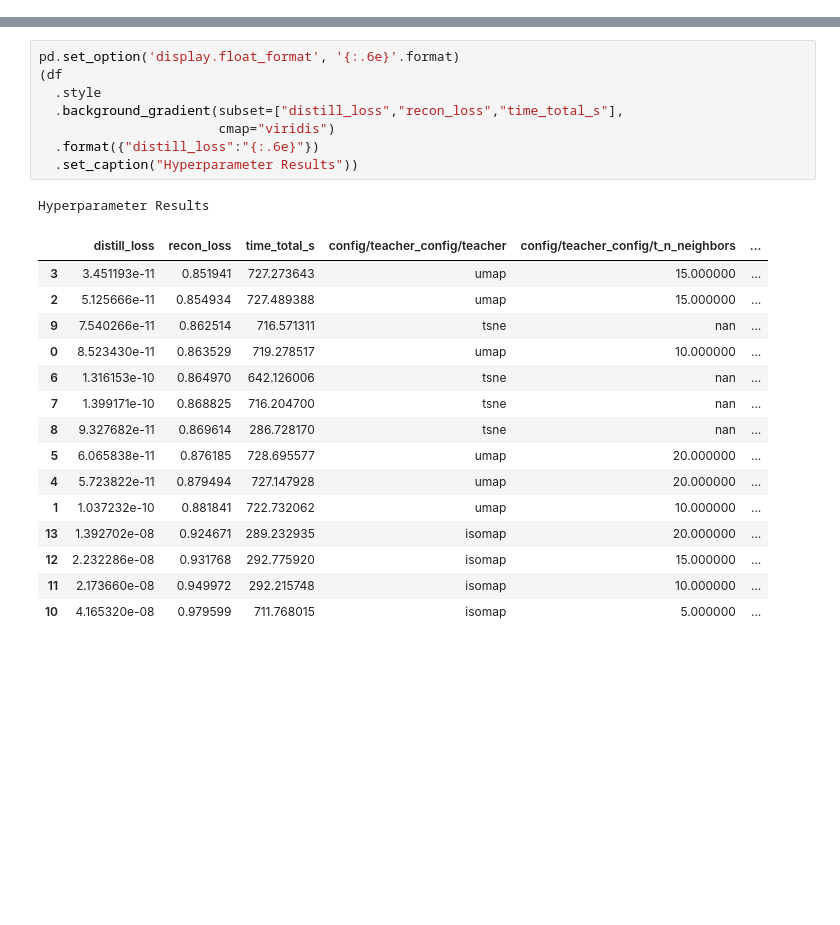
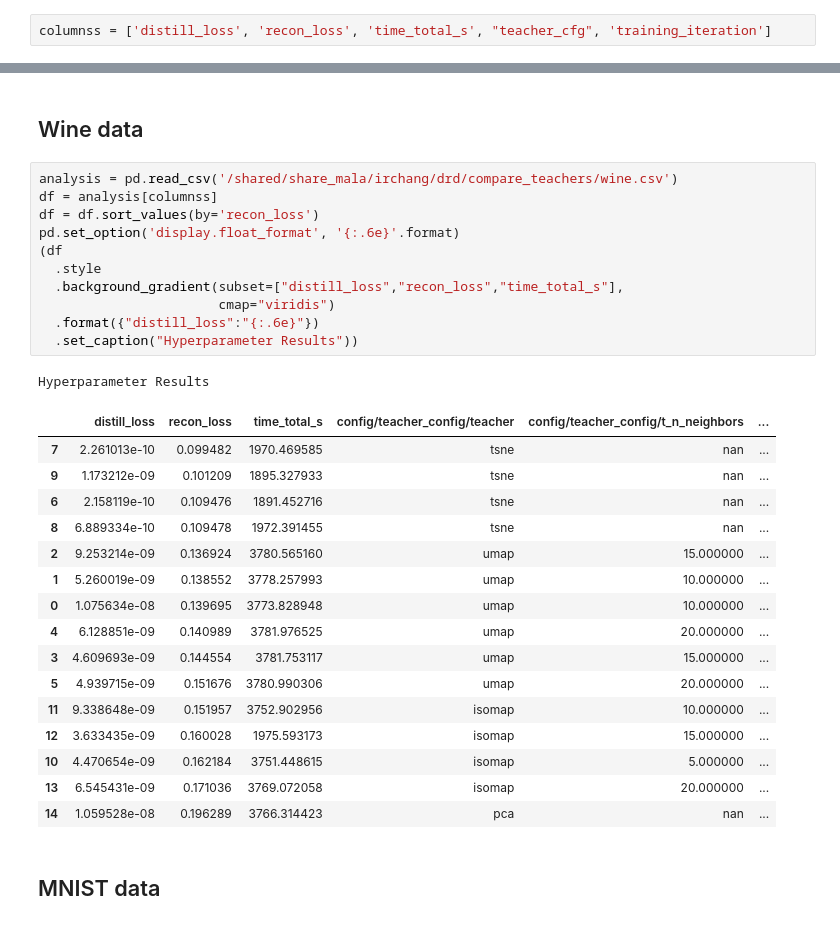
Before and after one commit to DataSlingers/MEDAL, a Jupyter notebook: notebooks/compare_teachers.ipynb, the cells around one changed output, grey strips where cells are left out. Drawn from its saved outputs; the diff is of its cells as text; blank space fills up the shorter version.

```diff
--- a/notebooks/compare_teachers.ipynb
+++ b/notebooks/compare_teachers.ipynb
@@ -12,0 +456,2 @@ df = df.sort_values(by='recon_loss')
+# %%
+columnss = ['distill_loss', 'recon_loss', 'time_total_s', "teacher_cfg", 'training_iteration']
@@ -13,25 +526,40 @@ df = df.sort_values(by='recon_loss')
+# %% [markdown]
+## Wine data
+<!-- Red arrow = No activation, Green arrow = SELU activation
+
+![](/user/bnc2119/drd/wine_architecture.png) -->
 # %%
+analysis = pd.read_csv('/shared/share_mala/irchang/drd/compare_teachers/wine.csv')
+df = analysis[columnss]
+df = df.sort_values(by='recon_loss')
 pd.set_option('display.float_format', '{:.6e}'.format)
 (df
   .style
   .background_gradient(subset=["distill_loss","recon_loss","time_total_s"],
                        cmap="viridis")
   .format({"distill_loss":"{:.6e}"})
   .set_caption("Hyperparameter Results"))
 # %% [output]
 Hyperparameter Results
 |  | distill_loss | recon_loss | time_total_s | config/teacher_config/teacher | config/teacher_config/t_n_neighbors | ... |
-| 3 | 3.451193e-11 | 0.851941 | 727.273643 | umap | 15.000000 | ... |
-| 2 | 5.125666e-11 | 0.854934 | 727.489388 | umap | 15.000000 | ... |
-| 9 | 7.540266e-11 | 0.862514 | 716.571311 | tsne | nan | ... |
-| 0 | 8.523430e-11 | 0.863529 | 719.278517 | umap | 10.000000 | ... |
-| 6 | 1.316153e-10 | 0.864970 | 642.126006 | tsne | nan | ... |
-| 7 | 1.399171e-10 | 0.868825 | 716.204700 | tsne | nan | ... |
-| 8 | 9.327682e-11 | 0.869614 | 286.728170 | tsne | nan | ... |
-| 5 | 6.065838e-11 | 0.876185 | 728.695577 | umap | 20.000000 | ... |
-| 4 | 5.723822e-11 | 0.879494 | 727.147928 | umap | 20.000000 | ... |
-| 1 | 1.037232e-10 | 0.881841 | 722.732062 | umap | 10.000000 | ... |
-| 13 | 1.392702e-08 | 0.924671 | 289.232935 | isomap | 20.000000 | ... |
-| 12 | 2.232286e-08 | 0.931768 | 292.775920 | isomap | 15.000000 | ... |
-| 11 | 2.173660e-08 | 0.949972 | 292.215748 | isomap | 10.000000 | ... |
-| 10 | 4.165320e-08 | 0.979599 | 711.768015 | isomap | 5.000000 | ... |
+| 7 | 2.261013e-10 | 0.099482 | 1970.469585 | tsne | nan | ... |
+| 9 | 1.173212e-09 | 0.101209 | 1895.327933 | tsne | nan | ... |
+| 6 | 2.158119e-10 | 0.109476 | 1891.452716 | tsne | nan | ... |
+| 8 | 6.889334e-10 | 0.109478 | 1972.391455 | tsne | nan | ... |
+| 2 | 9.253214e-09 | 0.136924 | 3780.565160 | umap | 15.000000 | ... |
+| 1 | 5.260019e-09 | 0.138552 | 3778.257993 | umap | 10.000000 | ... |
+| 0 | 1.075634e-08 | 0.139695 | 3773.828948 | umap | 10.000000 | ... |
+| 4 | 6.128851e-09 | 0.140989 | 3781.976525 | umap | 20.000000 | ... |
+| 3 | 4.609693e-09 | 0.144554 | 3781.753117 | umap | 15.000000 | ... |
+| 5 | 4.939715e-09 | 0.151676 | 3780.990306 | umap | 20.000000 | ... |
+| 11 | 9.338648e-09 | 0.151957 | 3752.902956 | isomap | 10.000000 | ... |
+| 12 | 3.633435e-09 | 0.160028 | 1975.593173 | isomap | 15.000000 | ... |
+| 10 | 4.470654e-09 | 0.162184 | 3751.448615 | isomap | 5.000000 | ... |
+| 13 | 6.545431e-09 | 0.171036 | 3769.072058 | isomap | 20.000000 | ... |
+| 14 | 1.059528e-08 | 0.196289 | 3766.314423 | pca | nan | ... |
+# %% [markdown]
+## MNIST data
+
+<!-- Red arrow = No activation, Green arrow = SELU activation
+
+![](/user/bnc2119/drd/mnist_architecture.png) -->
```
Also changed, not shown: parts of 37 cells of this notebook, 3 other files.
